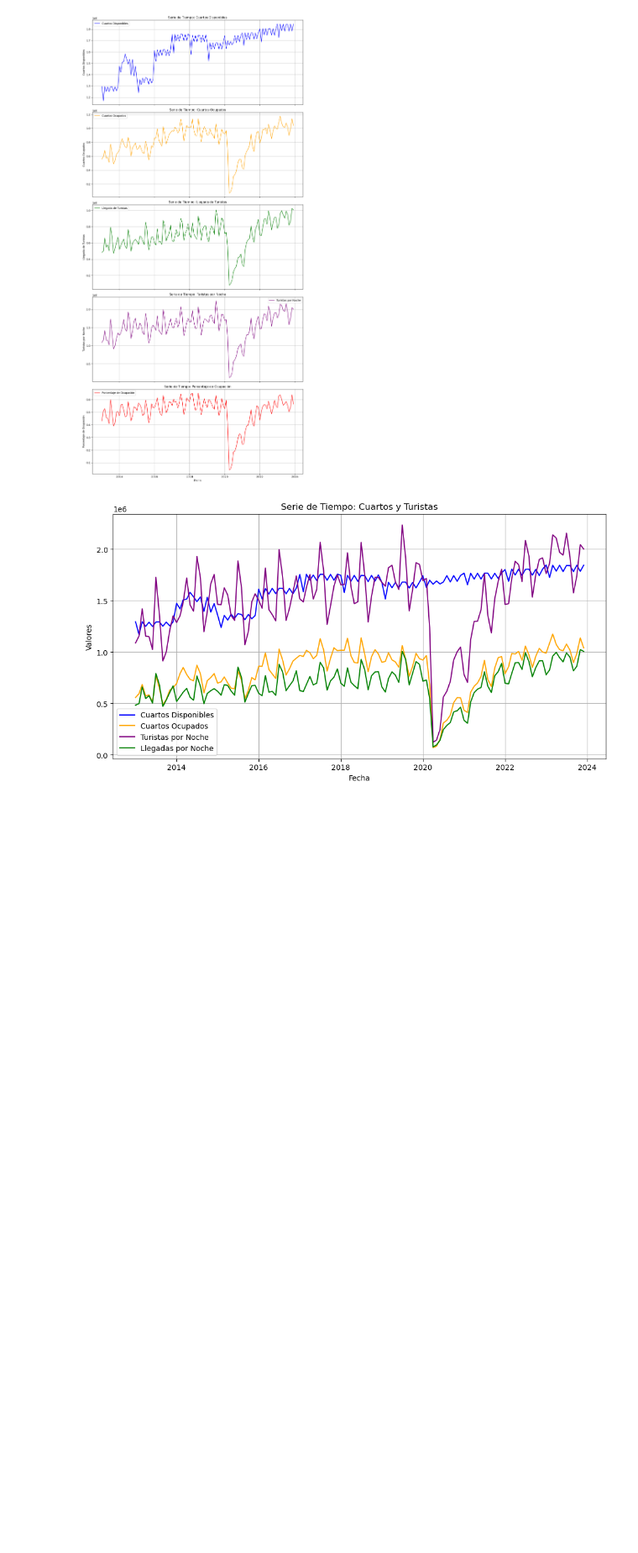
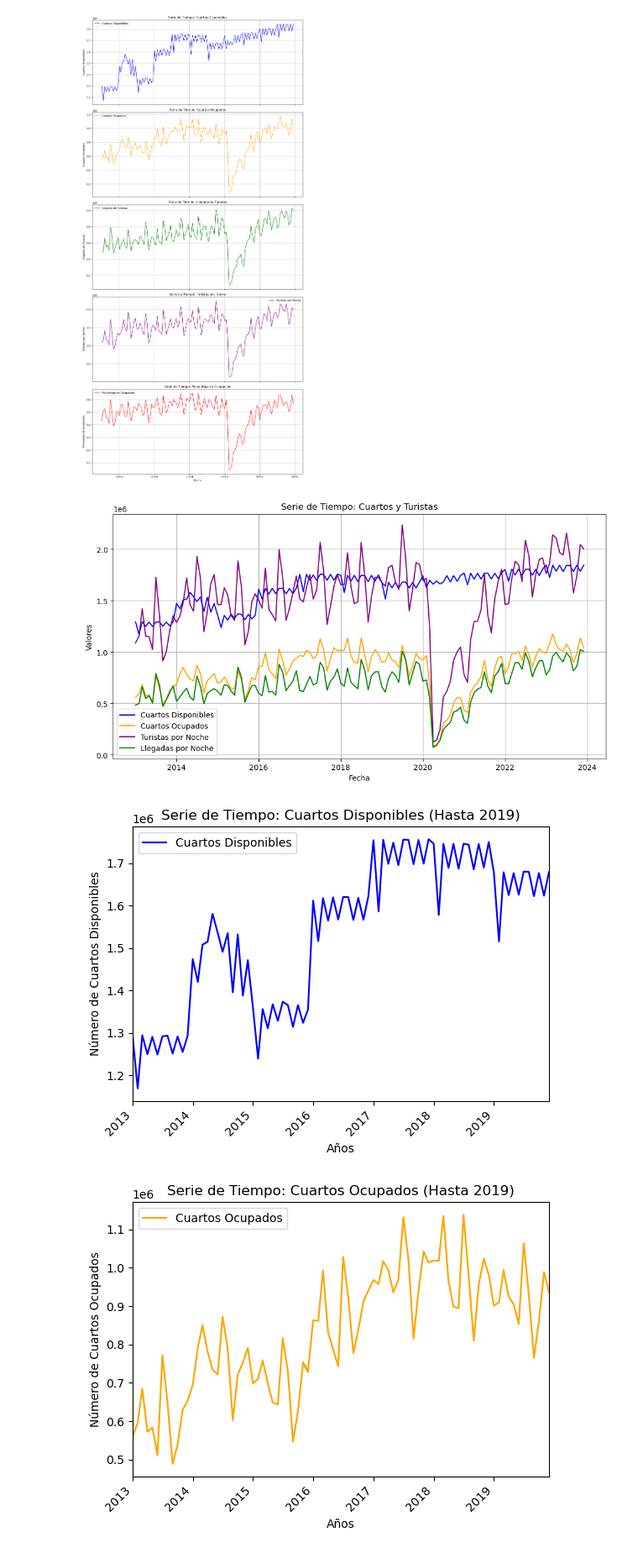
Before and after one commit to matutedevelop/Proyecto_prog_analisis, a Jupyter notebook: Cleaning_edu/data_edu6_2.ipynb, the cells around one changed output. Shown at 84% size. Drawn from its saved outputs; the diff is of its cells as text; code cells hidden in the pictures; blank space fills up the shorter version.

```diff
--- a/Cleaning_edu/data_edu6_2.ipynb
+++ b/Cleaning_edu/data_edu6_2.ipynb
@@ -220,3 +221,68 @@ plt.grid(True)
 plt.show()
 # %% [output]
 [figure]
+# %%
+# Filtrar datos hasta finales de 2019
+cuartos_disponibles_2019 = cuartos_disponibles[cuartos_disponibles['Fecha'] <= '2019-12-31']
+Cuartos_ocupados_2019 = Cuartos_ocupados[Cuartos_ocupados['Fecha'] <= '2019-12-31']
+Llegada_turistas_2019 = Llegada_turistas[Llegada_turistas['Fecha'] <= '2019-12-31']
+Turistas_noche_2019 = Turistas_noche[Turistas_noche['Fecha'] <= '2019-12-31']
+Porcentage_ocupacion_2019 = Porcentage_ocupacion[Porcentage_ocupacion['Fecha'] <= '2019-12-31']
+
+# Cuartos Disponibles
+fig, ax = plt.subplots()
+ax.plot(cuartos_disponibles_2019['Fecha'], cuartos_disponibles_2019['Cuartos_disponibles'], label='Cuartos Disponibles', color='blue')
+plt.legend(loc='best')
+plt.xlabel('Años')
+plt.ylabel('Número de Cuartos Disponibles')
+plt.title('Serie de Tiempo: Cuartos Disponibles (Hasta 2019)')
+fig.autofmt_xdate(rotation=45)
+ax.set_xlim(np.datetime64(cuartos_disponibles_2019['Fecha'].min()), np.datetime64(cuartos_disponibles_2019['Fecha'].max()))
+plt.show()
+
+# Cuartos Ocupados
+fig, ax = plt.subplots()
+ax.plot(Cuartos_ocupados_2019['Fecha'], Cuartos_ocupados_2019['Cuartos_ocupados'], label='Cuartos Ocupados', color='orange')
+plt.legend(loc='best')
+plt.xlabel('Años')
+plt.ylabel('Número de Cuartos Ocupados')
+plt.title('Serie de Tiempo: Cuartos Ocupados (Hasta 2019)')
+fig.autofmt_xdate(rotation=45)
+ax.set_xlim(np.datetime64(Cuartos_ocupados_2019['Fecha'].min()), np.datetime64(Cuartos_ocupados_2019['Fecha'].max()))
+plt.show()
+
+# Llegada de Turistas
+fig, ax = plt.subplots()
+ax.plot(Llegada_turistas_2019['Fecha'], Llegada_turistas_2019['Llegada_turistas'], label='Llegada de Turistas', color='green')
+plt.legend(loc='best')
+plt.xlabel('Años')
+plt.ylabel('Número de Llegadas de Turistas')
+plt.title('Serie de Tiempo: Llegada de Turistas (Hasta 2019)')
+fig.autofmt_xdate(rotation=45)
+ax.set_xlim(np.datetime64(Llegada_turistas_2019['Fecha'].min()), np.datetime64(Llegada_turistas_2019['Fecha'].max()))
+plt.show()
+
+# Turistas por Noche
+fig, ax = plt.subplots()
+ax.plot(Turistas_noche_2019['Fecha'], Turistas_noche_2019['Turistas_noche'], label='Turistas por Noche', color='purple')
+plt.legend(loc='best')
+plt.xlabel('Años')
+plt.ylabel('Número de Turistas por Noche')
+plt.title('Serie de Tiempo: Turistas por Noche (Hasta 2019)')
+fig.autofmt_xdate(rotation=45)
+ax.set_xlim(np.datetime64(Turistas_noche_2019['Fecha'].min()), np.datetime64(Turistas_noche_2019['Fecha'].max()))
+plt.show()
+
+# Porcentaje de Ocupación
+fig, ax = plt.subplots()
+ax.plot(Porcentage_ocupacion_2019['Fecha'], Porcentage_ocupacion_2019['Porcentage_ocupacion'], label='Porcentaje de Ocupación', color='red')
+plt.legend(loc='best')
+plt.xlabel('Años')
+plt.ylabel('Porcentaje de Ocupación')
+plt.title('Serie de Tiempo: Porcentaje de Ocupación (Hasta 2019)')
+fig.autofmt_xdate(rotation=45)
+ax.set_xlim(np.datetime64(Porcentage_ocupacion_2019['Fecha'].min()), np.datetime64(Porcentage_ocupacion_2019['Fecha'].max()))
+plt.show()
+# %% [output]
+[figure, added]
+[figure, added]
```
Also changed, not shown: parts of 9 cells of this notebook.
